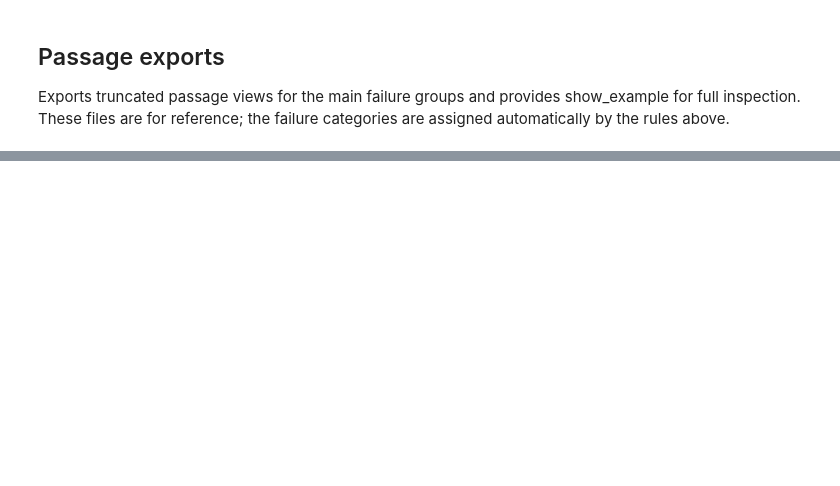
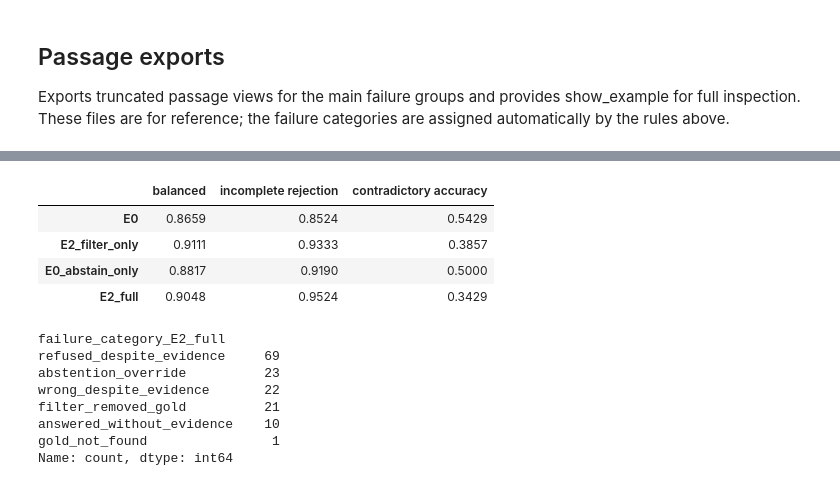
Before and after one commit to huegashi/SC4001-Reliable-RAG, a Jupyter notebook: E4_Failure_Analysis/E4_failure_analysis.ipynb, the cells around one changed output, grey strips where cells are left out. Drawn from its saved outputs; the diff is of its cells as text; code cells hidden in the pictures; blank space fills up the shorter version.

```diff
--- a/E4_Failure_Analysis/E4_failure_analysis.ipynb
+++ b/E4_Failure_Analysis/E4_failure_analysis.ipynb
@@ -342,0 +341,18 @@ Recalibrate the abstention threshold on the filter-only system (see E3) rather t
+# %%
+# Findings are calculated from the current test split.
+display(pd.DataFrame({method: {"balanced": values["balanced"], "incomplete rejection": values["incomplete"]["rejection_rate"], "contradictory accuracy": values["contradictory"]["accuracy"]} for method, values in summaries.items()}).T.round(4))
+display(question_table.loc[question_table["failure_category_E2_full"].ne(""), "failure_category_E2_full"].value_counts().rename("count"))
+# %% [output]
+|  | balanced | incomplete rejection | contradictory accuracy |
+| E0 | 0.8659 | 0.8524 | 0.5429 |
+| E2_filter_only | 0.9111 | 0.9333 | 0.3857 |
+| E0_abstain_only | 0.8817 | 0.9190 | 0.5000 |
+| E2_full | 0.9048 | 0.9524 | 0.3429 |
+failure_category_E2_full
+refused_despite_evidence     69
+abstention_override          23
+wrong_despite_evidence       22
+filter_removed_gold          21
+answered_without_evidence    10
+gold_not_found                1
+Name: count, dtype: int64
```
Also changed, not shown: parts of 9 cells of this notebook, 26 other files.
